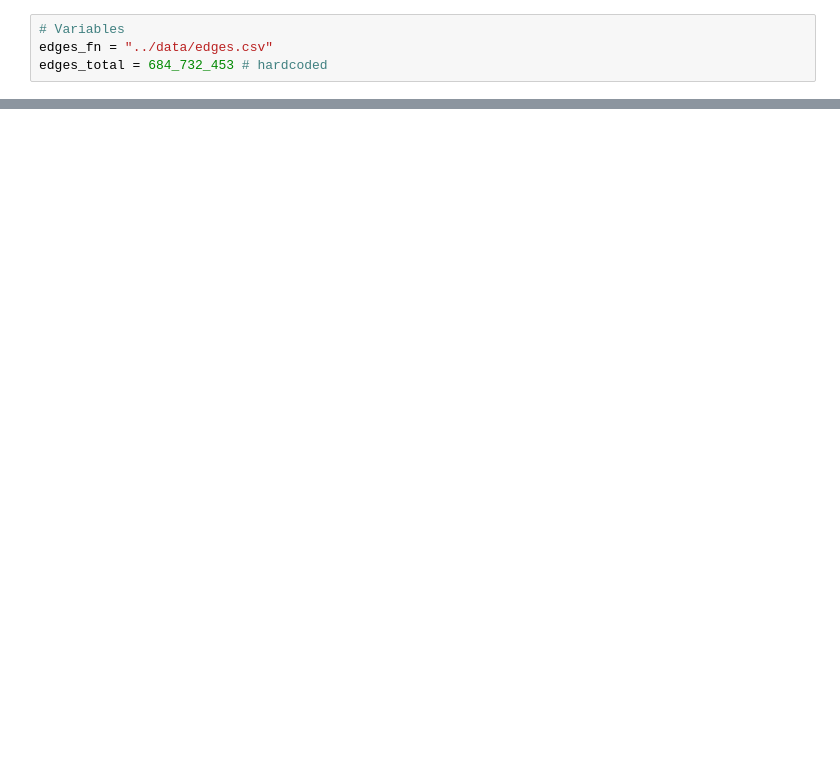
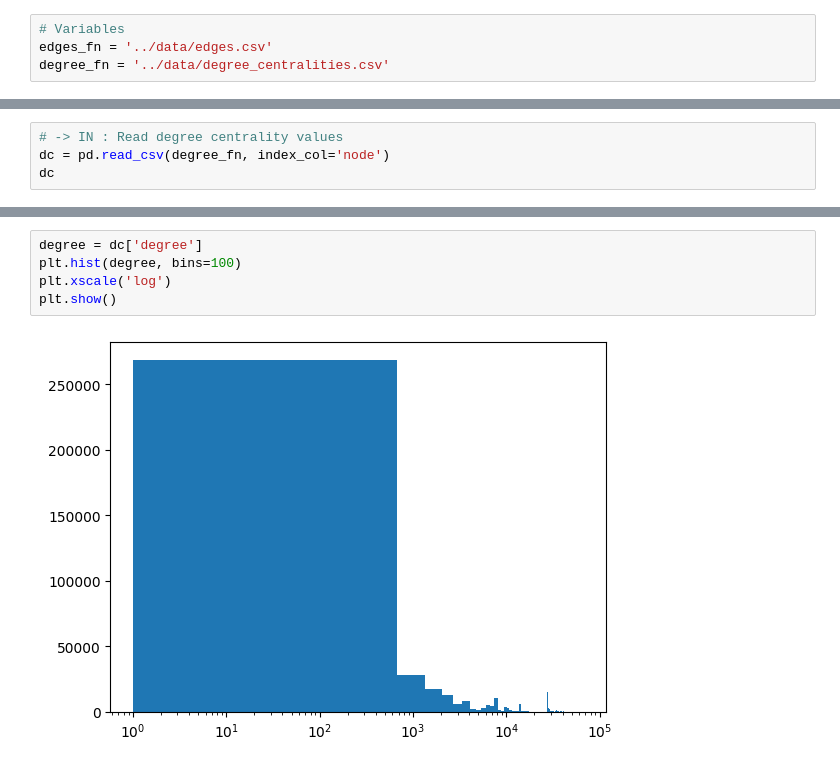
Before and after one commit to MattThePerson/SNA_Project_2024, a Jupyter notebook: notebooks/2.1 Viewing and Analysing Degree.ipynb, the cells around one changed output, grey strips where cells are left out. Saved outputs shown, nothing was run; the diff lists cells and outputs as text; blank space fills up the shorter version.

Commit message:
commit from laptop, did some degree centrality analysis

```diff
--- a/notebooks/2.1 Viewing and Analysing Degree.ipynb
+++ b/notebooks/2.1 Viewing and Analysing Degree.ipynb
@@ -55,4 +13,4 @@ def get_tweets_dataframe():
 # %%
 # Variables
-edges_fn = "../data/edges.csv"
-edges_total = 684_732_453 # hardcoded
+edges_fn = '../data/edges.csv'
+degree_fn = '../data/degree_centralities.csv'
@@ -140,0 +17,4 @@ plot_power_law_fit(values, title='1% of whole graph')
+# %%
+# -> IN : Read degree centrality values
+dc = pd.read_csv(degree_fn, index_col='node')
+dc
@@ -140,0 +36,7 @@ plot_power_law_fit(values, title='1% of whole graph')
+# %%
+degree = dc['degree']
+plt.hist(degree, bins=100)
+plt.xscale('log')
+plt.show()
+# %% [output]
+[figure, added]
```
Also changed, not shown: parts of 16 cells of this notebook, 3 other files.
